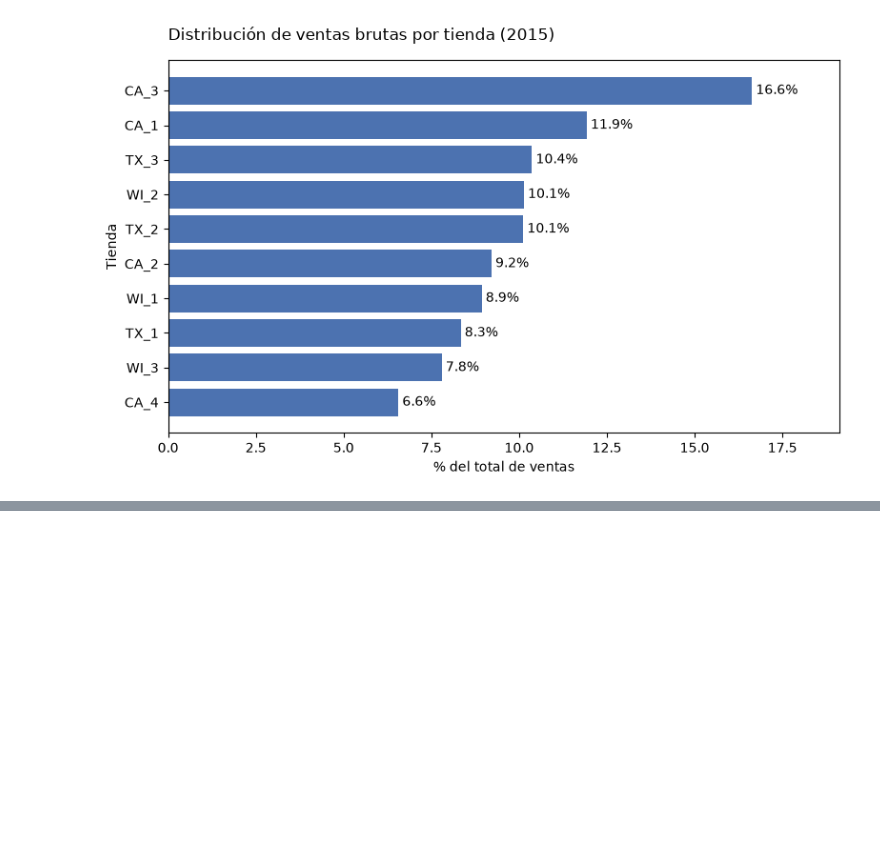
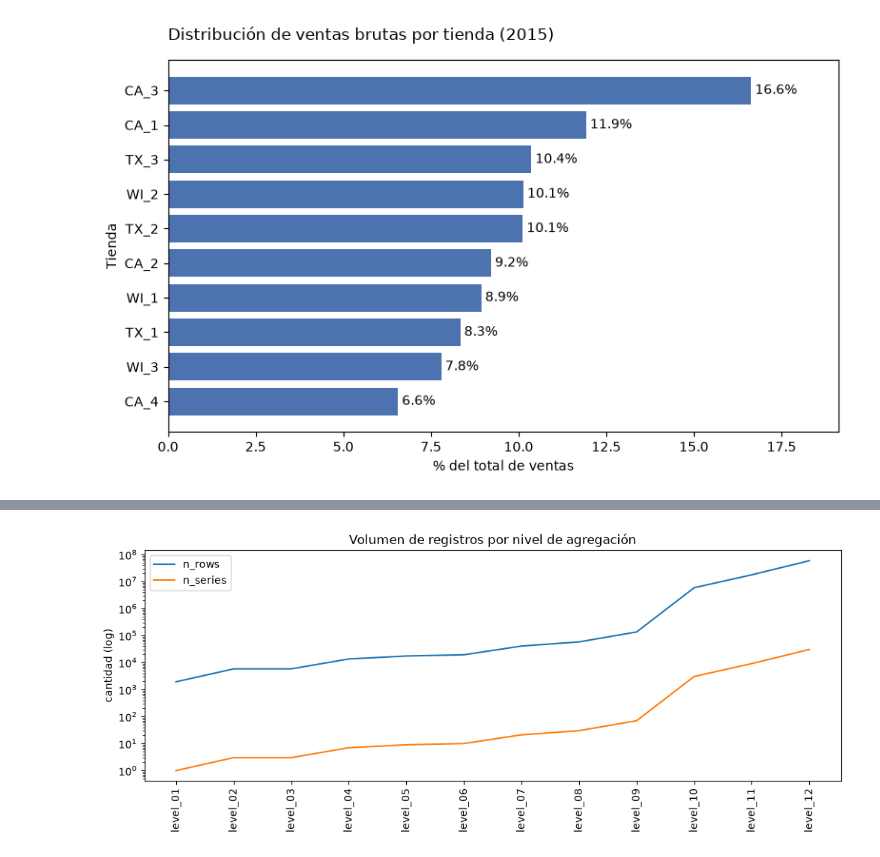
Before and after one commit to njimenez94/forecast-tfm, a Jupyter notebook: notebooks/01_eda.ipynb, the cells around one changed output, grey strips where cells are left out. Cells and saved outputs as stored; diff of their text form; code cells hidden in the pictures; blank space fills up the shorter version.

```diff
--- a/notebooks/01_eda.ipynb
+++ b/notebooks/01_eda.ipynb
@@ -490,0 +522,29 @@ df_store.to_clipboard(index=False, sep='\t', decimal=',')
+# %%
+df_level_stats = pd.DataFrame()
+
+for level in levels:
+    path = dir + level
+    partes = level.split(sep='_')
+    level_label = partes[0] + "_" + partes[1]
+    df_level = duckdb.sql(
+        f"""
+        SELECT
+            COUNT(DISTINCT(state_id)) AS n_states,
+            COUNT(DISTINCT(store_id)) AS n_stores,
+            COUNT(DISTINCT(cat_id)) AS n_cat,
+            COUNT(DISTINCT(dept_id)) AS n_dept,
+            COUNT(DISTINCT(item_id)) AS n_items,
+            COUNT(DISTINCT(agg_id)) AS n_series,
+            COUNT(DISTINCT(date)) AS ndays,
+            COUNT(*) AS n_rows
+        FROM '{path}'
+        """
+    ).fetchdf()
+    df_level['level'] = level_label
+    df_level = df_level.set_index('level')
+    df_level_stats = pd.concat([df_level_stats, df_level])
+
+df_level_stats[['n_cat','n_dept','n_states','n_stores', 'n_items']] = df_level_stats[['n_cat','n_dept','n_states','n_stores', 'n_items']].replace(1, np.nan)
+
+df_level_stats.to_clipboard(index=False)
+df_level_stats
@@ -490,0 +566,15 @@ df_store.to_clipboard(index=False, sep='\t', decimal=',')
+# %%
+fig, ax = plt.subplots(figsize=(12, 4))
+
+sns.lineplot(data=df_level_stats, x=df_level_stats.index, y='n_rows', label='n_rows', ax=ax)
+sns.lineplot(data=df_level_stats, x=df_level_stats.index, y='n_series', label='n_series', ax=ax)
+
+ax.set_yscale('log')
+ax.set_title('Volumen de registros por nivel de agregación')
+plt.xticks(rotation=90)
+plt.ylabel('cantidad (log)')
+plt.xlabel('')
+plt.legend()
+plt.show()
+# %% [output]
+[figure, added]
```
Also changed, not shown: parts of 11 cells of this notebook, 5 other files.
